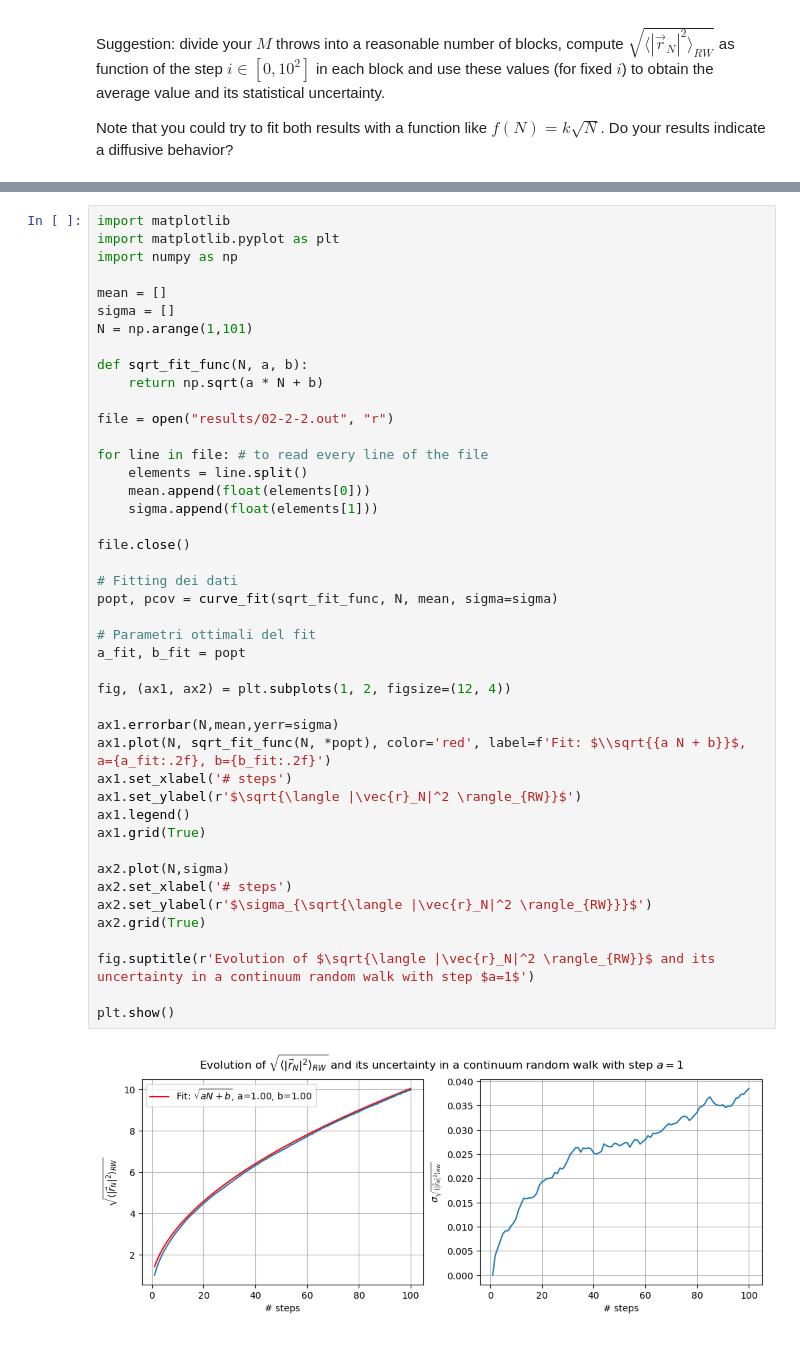
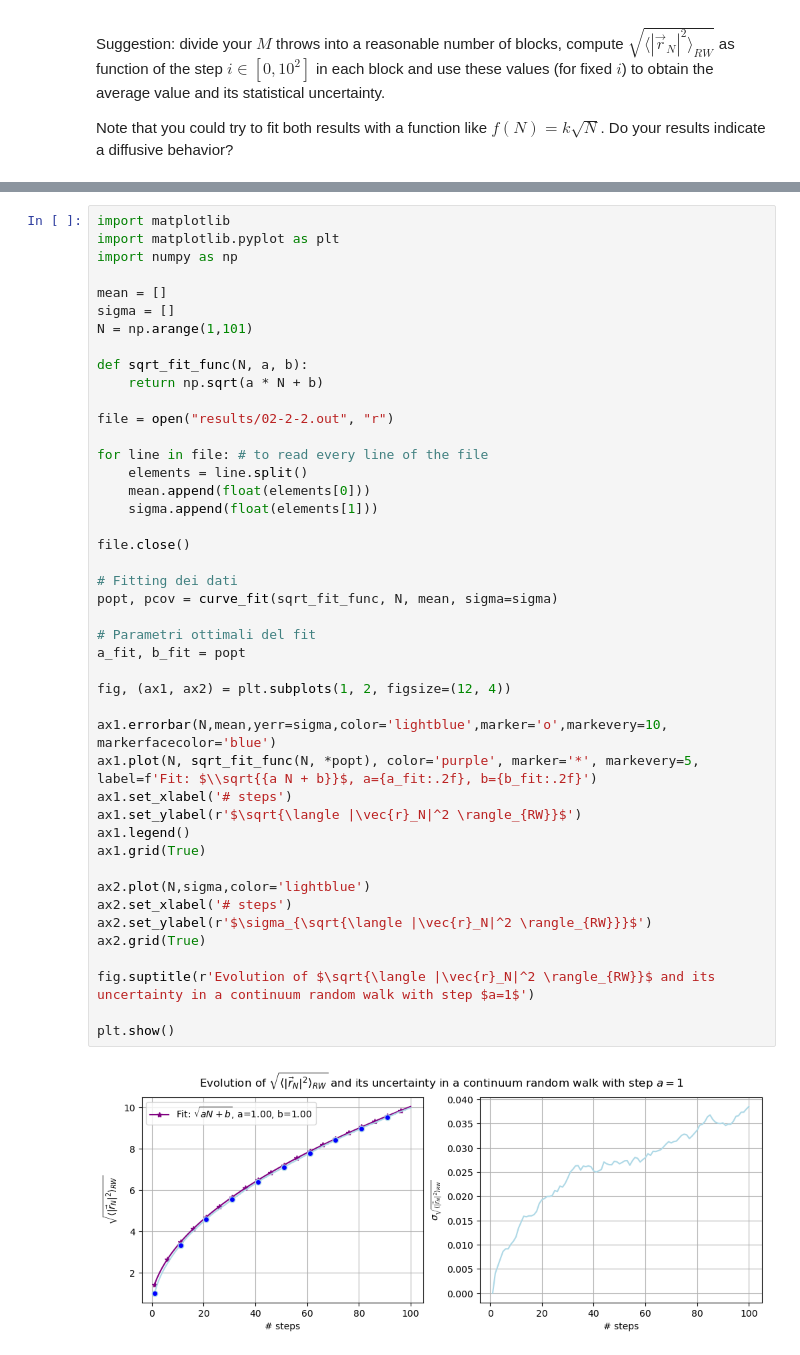
Before and after one commit to edoiannu/LSN_Exercises_Iannucci, a Jupyter notebook: Exercises_02/LSN_Exercises_02.ipynb, the cells around one changed output, grey strips where cells are left out. Cells and saved outputs as stored; diff of their text form.

```diff
--- a/Exercises_02/LSN_Exercises_02.ipynb
+++ b/Exercises_02/LSN_Exercises_02.ipynb
@@ -191,34 +194,34 @@ def sqrt_fit_func(N, a, b):
 file = open("results/02-2-2.out", "r")
 
 for line in file: # to read every line of the file
     elements = line.split()
     mean.append(float(elements[0]))
     sigma.append(float(elements[1]))
 
 file.close()
 
 # Fitting dei dati
 popt, pcov = curve_fit(sqrt_fit_func, N, mean, sigma=sigma)
 
 # Parametri ottimali del fit
 a_fit, b_fit = popt
 
 fig, (ax1, ax2) = plt.subplots(1, 2, figsize=(12, 4))
 
-ax1.errorbar(N,mean,yerr=sigma)
-ax1.plot(N, sqrt_fit_func(N, *popt), color='red', label=f'Fit: $\\sqrt{{a N + b}}$, a={a_fit:.2f}, b={b_fit:.2f}')
+ax1.errorbar(N,mean,yerr=sigma,color='lightblue',marker='o',markevery=10, markerfacecolor='blue')
+ax1.plot(N, sqrt_fit_func(N, *popt), color='purple', marker='*', markevery=5, label=f'Fit: $\\sqrt{{a N + b}}$, a={a_fit:.2f}, b={b_fit:.2f}')
 ax1.set_xlabel('# steps')
 ax1.set_ylabel(r'$\sqrt{\langle |\vec{r}_N|^2 \rangle_{RW}}$')
 ax1.legend()
 ax1.grid(True)
 
-ax2.plot(N,sigma)
+ax2.plot(N,sigma,color='lightblue')
 ax2.set_xlabel('# steps')
 ax2.set_ylabel(r'$\sigma_{\sqrt{\langle |\vec{r}_N|^2 \rangle_{RW}}}$')
 ax2.grid(True)
 
 fig.suptitle(r'Evolution of $\sqrt{\langle |\vec{r}_N|^2 \rangle_{RW}}$ and its uncertainty in a continuum random walk with step $a=1$')
 
 plt.show()
 # %% [output]
-[figure, old version]
+[figure, new version]
```
Also changed, not shown: parts of 3 cells of this notebook, 13 other files.
